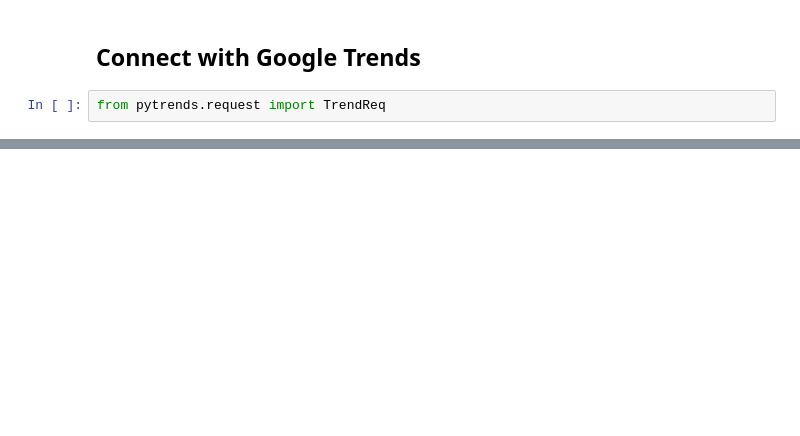
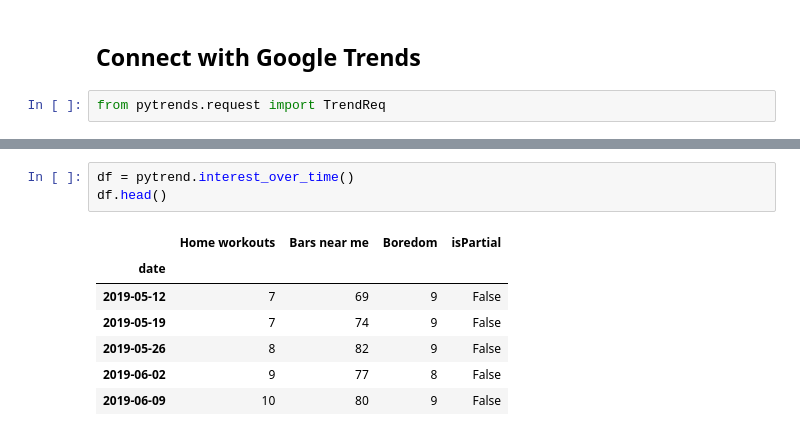
Before and after one commit to TaraWilson17/CoronavirusLifestyleImpacts, a Jupyter notebook: scratchwork/state_level_coronavirus_data.ipynb, the cells around one changed output, grey strips where cells are left out. Saved outputs shown, nothing was run; the diff lists cells and outputs as text; blank space fills up the shorter version.

```diff
--- a/scratchwork/state_level_coronavirus_data.ipynb
+++ b/scratchwork/state_level_coronavirus_data.ipynb
@@ -80,0 +87,11 @@ from pytrends.request import TrendReq
+# %%
+df = pytrend.interest_over_time()
+df.head()
+# %% [output]
+|  | Home workouts | Bars near me | Boredom | isPartial |
+| date |  |  |  |  |
+| 2019-05-12 | 7 | 69 | 9 | False |
+| 2019-05-19 | 7 | 74 | 9 | False |
+| 2019-05-26 | 8 | 82 | 9 | False |
+| 2019-06-02 | 9 | 77 | 8 | False |
+| 2019-06-09 | 10 | 80 | 9 | False |
```
Also changed, not shown: parts of 8 cells of this notebook.
